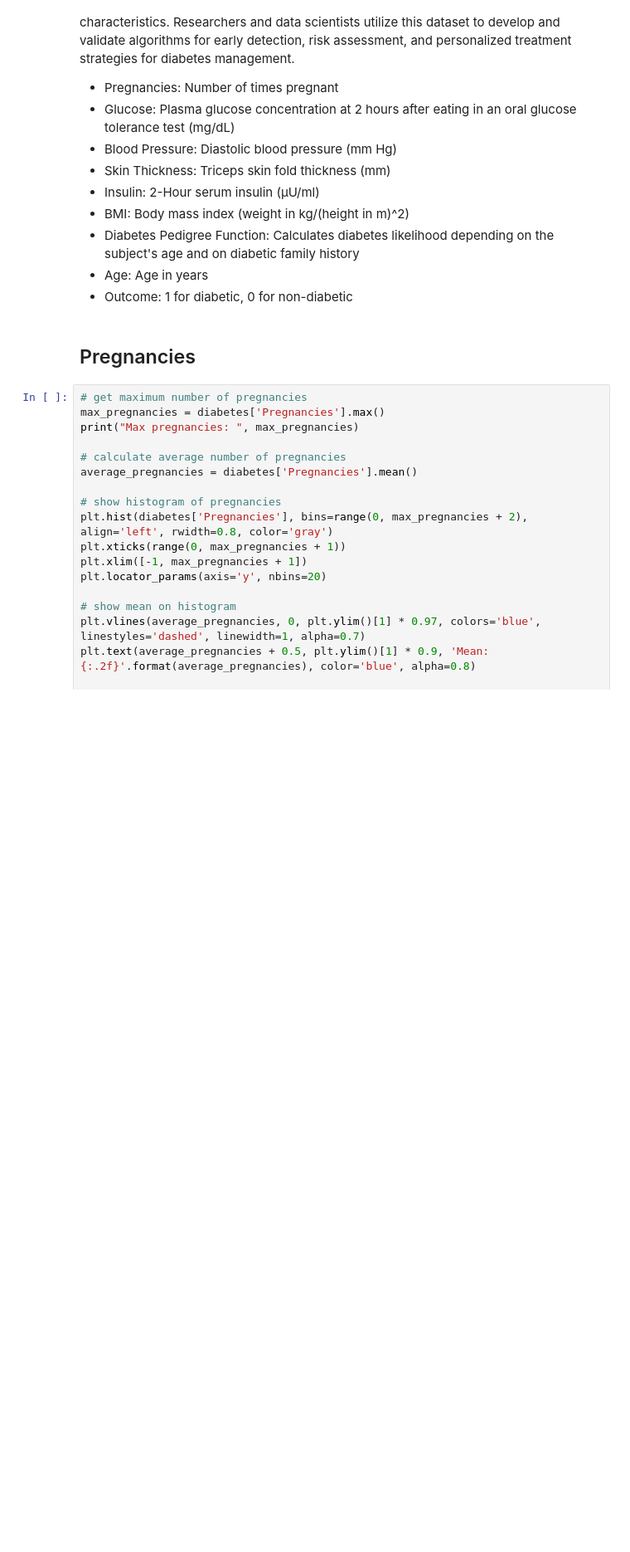
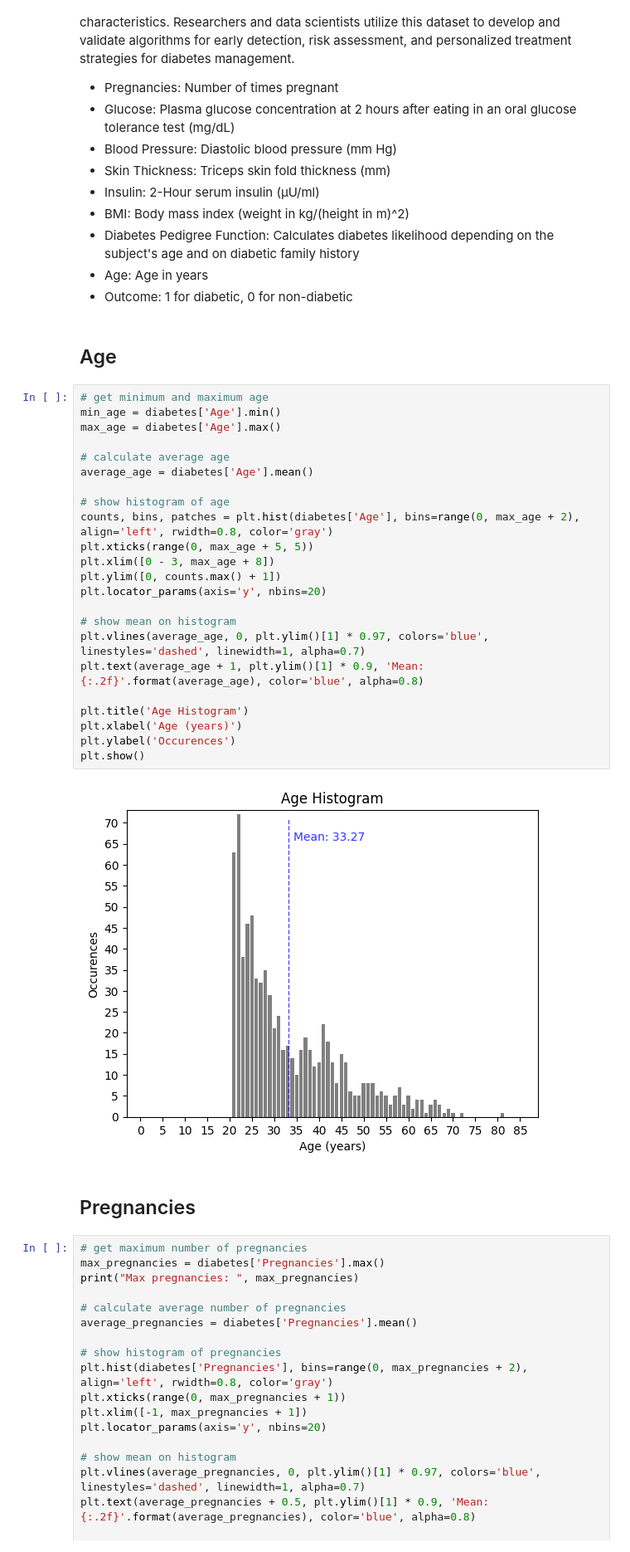
Before and after one commit to Bluxen/DA-Project1, a Jupyter notebook: 13_diabetes_prediction.ipynb, the cells around one changed output. Shown: that part at 83% size. Saved outputs shown, nothing was run; the diff lists cells and outputs as text; blank space fills up the shorter version.

```diff
--- a/13_diabetes_prediction.ipynb
+++ b/13_diabetes_prediction.ipynb
@@ -40,6 +40,33 @@ The diabetes dataset is a widely used dataset in machine learning and healthcare
 * Diabetes Pedigree Function: Calculates diabetes likelihood depending on the subject's age and on diabetic family history
 * Age: Age in years
 * Outcome: 1 for diabetic, 0 for non-diabetic
+# %% [markdown]
+## Age
+# %%
+# get minimum and maximum age
+min_age = diabetes['Age'].min()
+max_age = diabetes['Age'].max()
+
+# calculate average age
+average_age = diabetes['Age'].mean()
+
+# show histogram of age
+counts, bins, patches = plt.hist(diabetes['Age'], bins=range(0, max_age + 2), align='left', rwidth=0.8, color='gray')
+plt.xticks(range(0, max_age + 5, 5))
+plt.xlim([0 - 3, max_age + 8])
+plt.ylim([0, counts.max() + 1])
+plt.locator_params(axis='y', nbins=20)
+
+# show mean on histogram
+plt.vlines(average_age, 0, plt.ylim()[1] * 0.97, colors='blue', linestyles='dashed', linewidth=1, alpha=0.7)
+plt.text(average_age + 1, plt.ylim()[1] * 0.9, 'Mean: {:.2f}'.format(average_age), color='blue', alpha=0.8)
+
+plt.title('Age Histogram')
+plt.xlabel('Age (years)')
+plt.ylabel('Occurences')
+plt.show()
+# %% [output]
+[figure, added]
 # %% [markdown]
 ## Pregnancies
 # %%
```
Also changed, not shown: parts of 10 cells of this notebook.
